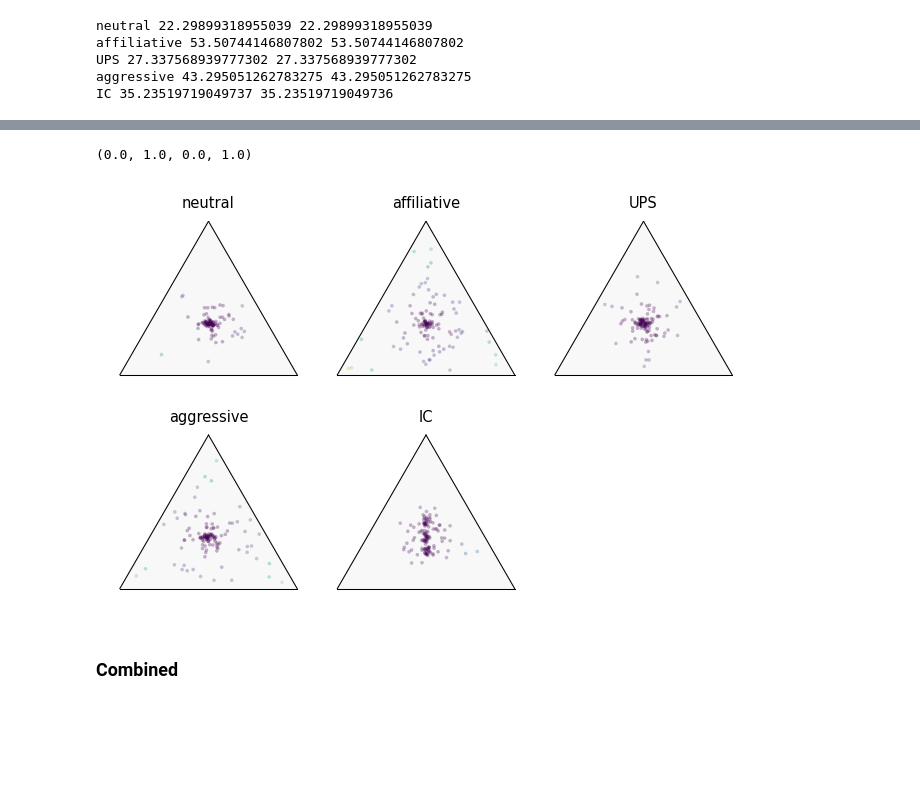
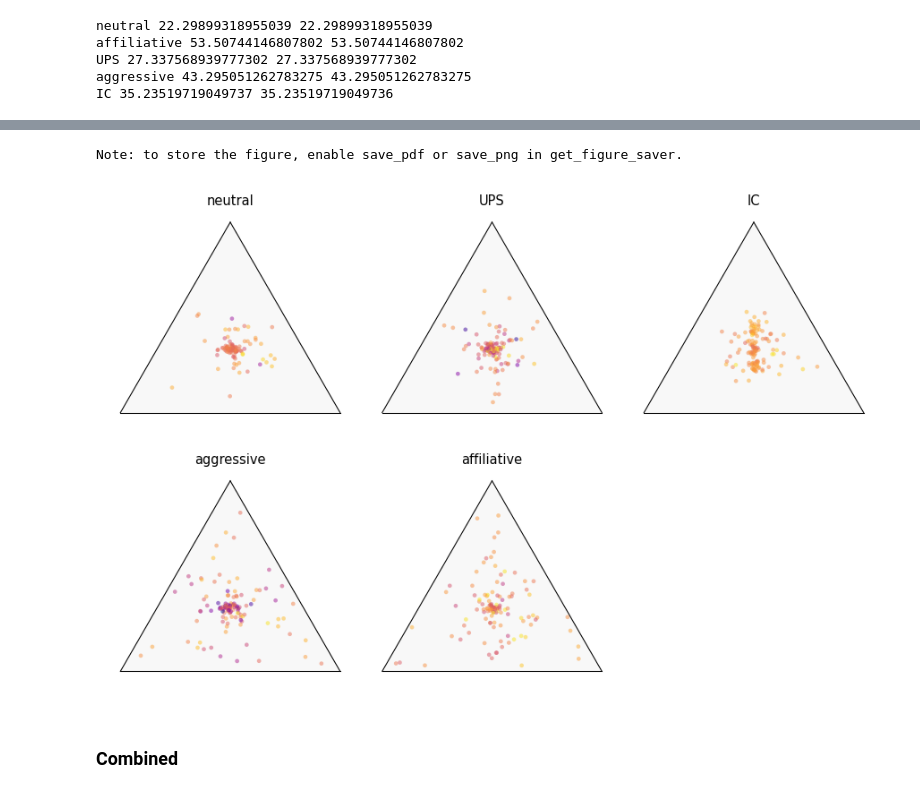
Before and after one commit to bacor/rhythm-triangles, a Jupyter notebook: rhythm-plots/fernandez2021.ipynb, the cells around one changed output, grey strips where cells are left out. Drawn from its saved outputs; the diff is of its cells as text; code cells hidden in the pictures; blank space fills up the shorter version.

```diff
--- a/rhythm-plots/fernandez2021.ipynb
+++ b/rhythm-plots/fernandez2021.ipynb
@@ -158,9 +114,0 @@ ternary_motif_plot(motifs, alphas,
-# %%
-# intervals = np.random.random(size=1000)
-ratios = np.random.random(size=10000)
-ints = ratios_to_intervals(ratios)
-motifs, duration = normalize(ngram_motifs(ints, length=3))
-alphas = irrationality(motifs)
-ternary_motif_plot(motifs, alphas,
-    scatter_kws=dict(s=5, alpha=1), cbar_kws=dict(label='anisochrony'),
-    ratios=False)
@@ -242,3 +114,0 @@ def xy2bc(xy, tol=1.e-3):
-# %%
-intervals = load_intervals('fernandez2021', 'fernandez2021')
-motifs, duration = normalize(ngram_motifs(intervals, length=3))
@@ -250,39 +115,40 @@ motifs, duration = normalize(ngram_motifs(intervals, length=3))
-# %%
-types = [ 'neutral', 'affiliative', 'UPS', 'aggressive', 'IC']
-subset = separate_sequences(df[df['syllable_train_type'].isin(types)])
-
-# Get rhythm motifs
-intervals = subset['syllable_ioi'].values
-motifs, duration = normalize(ngram_motifs(intervals, length=3))abs
 # %%
-types = [ 'neutral', 'affiliative', 'UPS', 'aggressive', 'IC']
-fig, axs = plt.subplots(2, 3, figsize=(4.5, 3), tight_layout=True)
+types = [
+    'neutral',
+    'UPS',
+    'IC',
+    'aggressive',
+    'affiliative'
+]
+fig, axs = plt.subplots(2, 3, figsize=(6, 4), tight_layout=True)
 for i, t in enumerate(types):
     subset = separate_sequences(df[df['syllable_train_type'] == t])
 
     # Get rhythm motifs
     intervals = subset['syllable_ioi'].values
     motifs, duration = normalize(ngram_motifs(intervals, length=3))
-    alphas = anisochrony(motifs)
 
     # Determine labels
     # Ignore columns where ioi is missing, but train type is not (i.e., last syll in a seq)
     mismatch = subset['syllable_ioi'].isna() & (~subset['syllable_train_type'].isna())
     train_types = subset[~mismatch]['syllable_train_type'].values
     # All motifs in a sequence have the same type, so we just pick the first
     labels = string_motifs(train_types, 3, aggregator=lambda motif: motif[0])
     from matplotlib.colors import Normalize
-    ternary_motif_plot(motifs, duration, c=alphas,
-        dur_quantile=(0,1),
-        norm=Normalize(.2, 1), cmap='viridis',
-        scatter_kws=dict(s=3, alpha=.3), ratios=False, cbar=False,
+    ternary_motif_plot(motifs, duration,
+        min_dur=0, max_dur=.7,
+        scatter_kws=dict(s=5, alpha=.5),
+        ratio_kws=dict(factors=[1,2]),
+        ratios=False,
+        cbar=False,
         plot_kws=dict(labels=False), ax = axs.ravel()[i])
     axs.ravel()[i].set_title(t, fontsize=7)
 
 axs[-1, -1].axis('off')
+savefig('per-category')
 # %% [output]
-(0.0, 1.0, 0.0, 1.0)
+Note: to store the figure, enable save_pdf or save_png in get_figure_saver.
-[figure, old version]
+[figure, new version]
 # %% [markdown]
 ### Combined
 # %%
```
Also changed, not shown: parts of 17 cells of this notebook, 9 other files.
